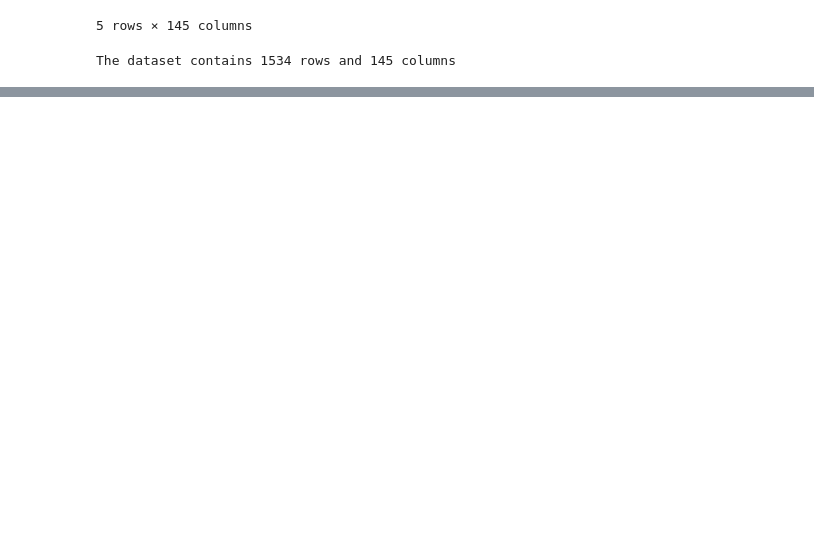
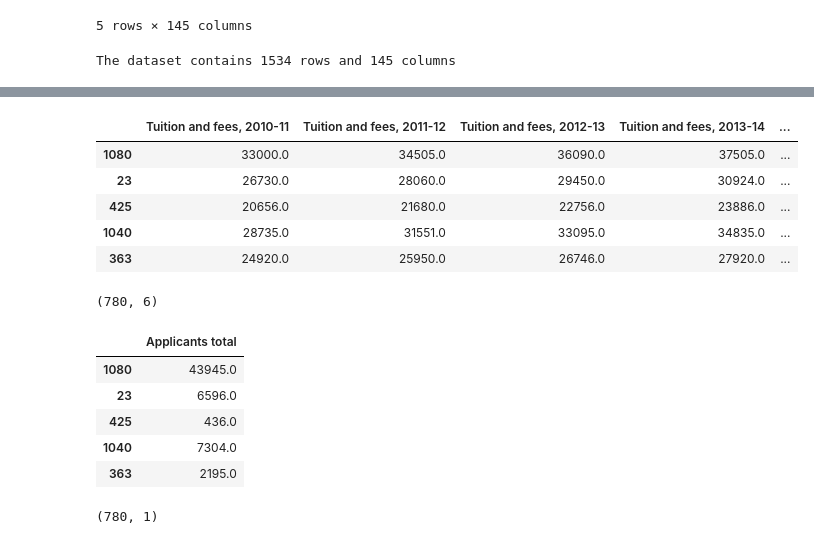
Before and after one commit to XinyuMai/PHSX815_Week12, a Jupyter notebook: HW12.ipynb, the cells around one changed output, grey strips where cells are left out. Cells and saved outputs as stored; diff of their text form; code cells hidden in the pictures; blank space fills up the shorter version.

```diff
--- a/HW12.ipynb
+++ b/HW12.ipynb
@@ -39,0 +228,26 @@ The dataset contains 1534 rows and 145 columns
+# %%
+f_cols =['Tuition and fees, 2010-11','Tuition and fees, 2011-12', 'Tuition and fees, 2012-13', 'Tuition and fees, 2013-14',
+        'Total price for in-state students living on campus 2013-14',
+        'Total price for out-of-state students living on campus 2013-14',]
+target_cols = ['Applicants total']
+# %%
+x_train, x_test, y_train, y_test = train_test_split(ipeds[f_cols], ipeds[target_cols],test_size=0.3)
+x_train.head()
+print(x_train.shape)
+y_train.head()
+print(y_train.shape)
+# %% [output]
+|  | Tuition and fees, 2010-11 | Tuition and fees, 2011-12 | Tuition and fees, 2012-13 | Tuition and fees, 2013-14 | ... |
+| 1080 | 33000.0 | 34505.0 | 36090.0 | 37505.0 | ... |
+| 23 | 26730.0 | 28060.0 | 29450.0 | 30924.0 | ... |
+| 425 | 20656.0 | 21680.0 | 22756.0 | 23886.0 | ... |
+| 1040 | 28735.0 | 31551.0 | 33095.0 | 34835.0 | ... |
+| 363 | 24920.0 | 25950.0 | 26746.0 | 27920.0 | ... |
+(780, 6)
+|  | Applicants total |
+| 1080 | 43945.0 |
+| 23 | 6596.0 |
+| 425 | 436.0 |
+| 1040 | 7304.0 |
+| 363 | 2195.0 |
+(780, 1)
```
Also changed, not shown: parts of 14 cells of this notebook.
